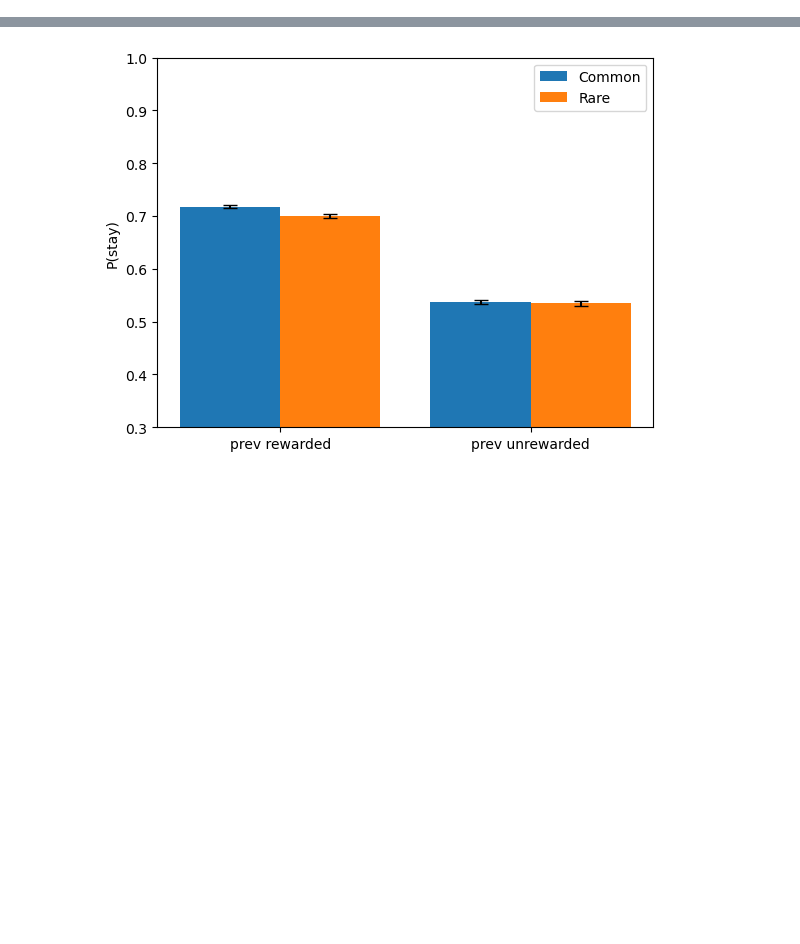
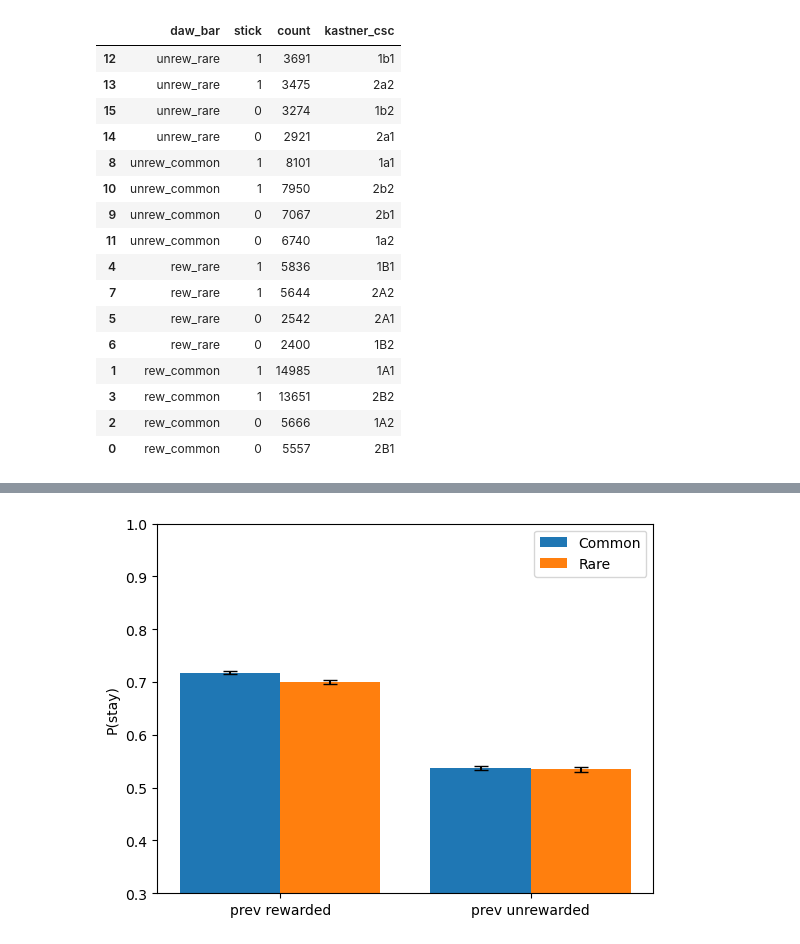
Before and after one commit to BenjiDayan/model_free_based, a Jupyter notebook: notebooks/kastner_seq_daw_plots.ipynb, the cells around one changed output, grey strips where cells are left out. Drawn from its saved outputs; the diff is of its cells as text; code cells hidden in the pictures; blank space fills up the shorter version.

```diff
--- a/notebooks/kastner_seq_daw_plots.ipynb
+++ b/notebooks/kastner_seq_daw_plots.ipynb
@@ -116,0 +42,15 @@ outs
+# %%
+subjects_data = [kastner_seq_daw_plots.process_episode_data(seq) for seq in arr_MB]
+subjects_data[0]
+
+foo = subjects_data[0]
+
+# aggregate by kastner_csc
+outs = {k: {} for k in foo.keys()}
+for k, v in foo.items():
+    for  (kastner_csc, stick) in v:
+        if not kastner_csc in outs[k]:
+            outs[k][kastner_csc] = [0, stick]
+        outs[k][kastner_csc][0] += 1
+
+outs
@@ -116,0 +229,40 @@ outs
+# %%
+# aggregate our 500 subjects into one big dataset
+outs_agg = {k: [] for k in outs[0].keys()}
+for out in outs:
+    for k, v in out.items():
+        outs_agg[k].extend(v)
+# %%
+outs_agg2 = {k: {} for k in outs_agg.keys()}
+for k, v in outs_agg.items():
+    for  (kastner_csc, stick) in v:
+        if not kastner_csc in outs_agg2[k]:
+            outs_agg2[k][kastner_csc] = [0, stick]
+        outs_agg2[k][kastner_csc][0] += 1
+
+df = pd.DataFrame(columns=['daw_bar', 'stick', 'count', 'kastner_csc'])
+for daw_bar, v in outs_agg2.items():
+    for kastner_csc, (count, stick) in v.items():
+        df = pd.concat([df, pd.DataFrame({'daw_bar': [daw_bar], 'stick': [stick], 'count': [count], 'kastner_csc': [kastner_csc]})], ignore_index=True)
+# %%
+df.sort_values(by=['daw_bar', 'stick', 'count'], inplace=True, ascending=False)
+# %%
+df
+# %% [output]
+|  | daw_bar | stick | count | kastner_csc |
+| 12 | unrew_rare | 1 | 3691 | 1b1 |
+| 13 | unrew_rare | 1 | 3475 | 2a2 |
+| 15 | unrew_rare | 0 | 3274 | 1b2 |
+| 14 | unrew_rare | 0 | 2921 | 2a1 |
+| 8 | unrew_common | 1 | 8101 | 1a1 |
+| 10 | unrew_common | 1 | 7950 | 2b2 |
+| 9 | unrew_common | 0 | 7067 | 2b1 |
+| 11 | unrew_common | 0 | 6740 | 1a2 |
+| 4 | rew_rare | 1 | 5836 | 1B1 |
+| 7 | rew_rare | 1 | 5644 | 2A2 |
+| 5 | rew_rare | 0 | 2542 | 2A1 |
+| 6 | rew_rare | 0 | 2400 | 1B2 |
+| 1 | rew_common | 1 | 14985 | 1A1 |
+| 3 | rew_common | 1 | 13651 | 2B2 |
+| 2 | rew_common | 0 | 5666 | 1A2 |
+| 0 | rew_common | 0 | 5557 | 2B1 |
```
Also changed, not shown: parts of 25 cells of this notebook, 2 other files.
